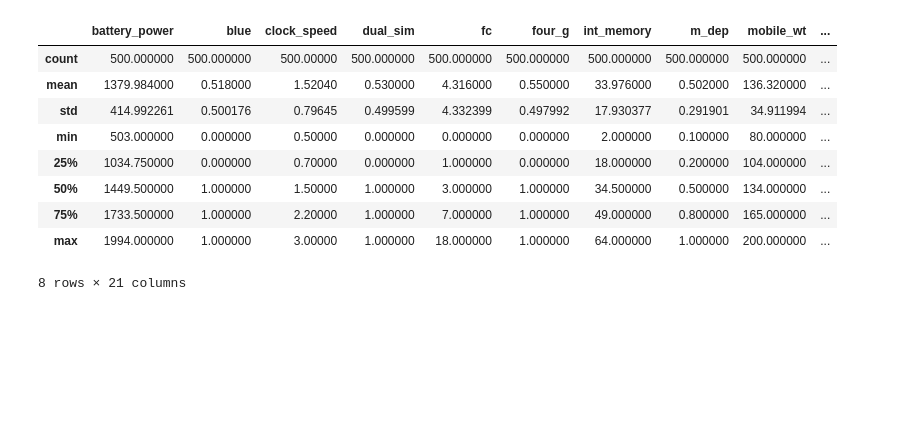
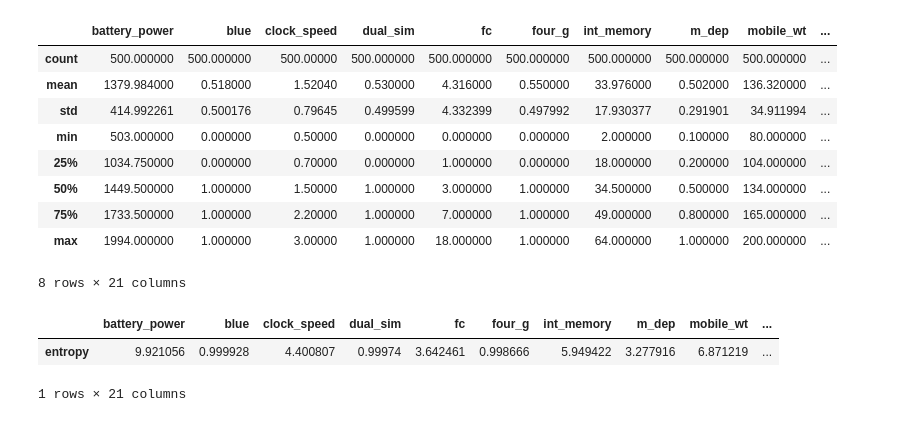
Before and after one commit to MaukanMir/Mobile-Price-Classification, a Jupyter notebook: training.ipynb, the cells around one changed output. Cells and saved outputs as stored; diff of their text form; code cells hidden in the pictures; blank space fills up the shorter version.

```diff
--- a/training.ipynb
+++ b/training.ipynb
@@ -124,3 +221,10 @@ third_price_df.describe()
 | 75% | 1733.500000 | 1.000000 | 2.20000 | 1.000000 | 7.000000 | 1.000000 | 49.000000 | 0.800000 | 165.000000 | ... |
 | max | 1994.000000 | 1.000000 | 3.00000 | 1.000000 | 18.000000 | 1.000000 | 64.000000 | 1.000000 | 200.000000 | ... |
 8 rows × 21 columns
+# %%
+entropy_df = calculate_entropy(train_df)
+entropy_df
+# %% [output]
+|  | battery_power | blue | clock_speed | dual_sim | fc | four_g | int_memory | m_dep | mobile_wt | ... |
+| entropy | 9.921056 | 0.999928 | 4.400807 | 0.99974 | 3.642461 | 0.998666 | 5.949422 | 3.277916 | 6.871219 | ... |
+1 rows × 21 columns
```
Also changed, not shown: parts of 7 cells of this notebook.
